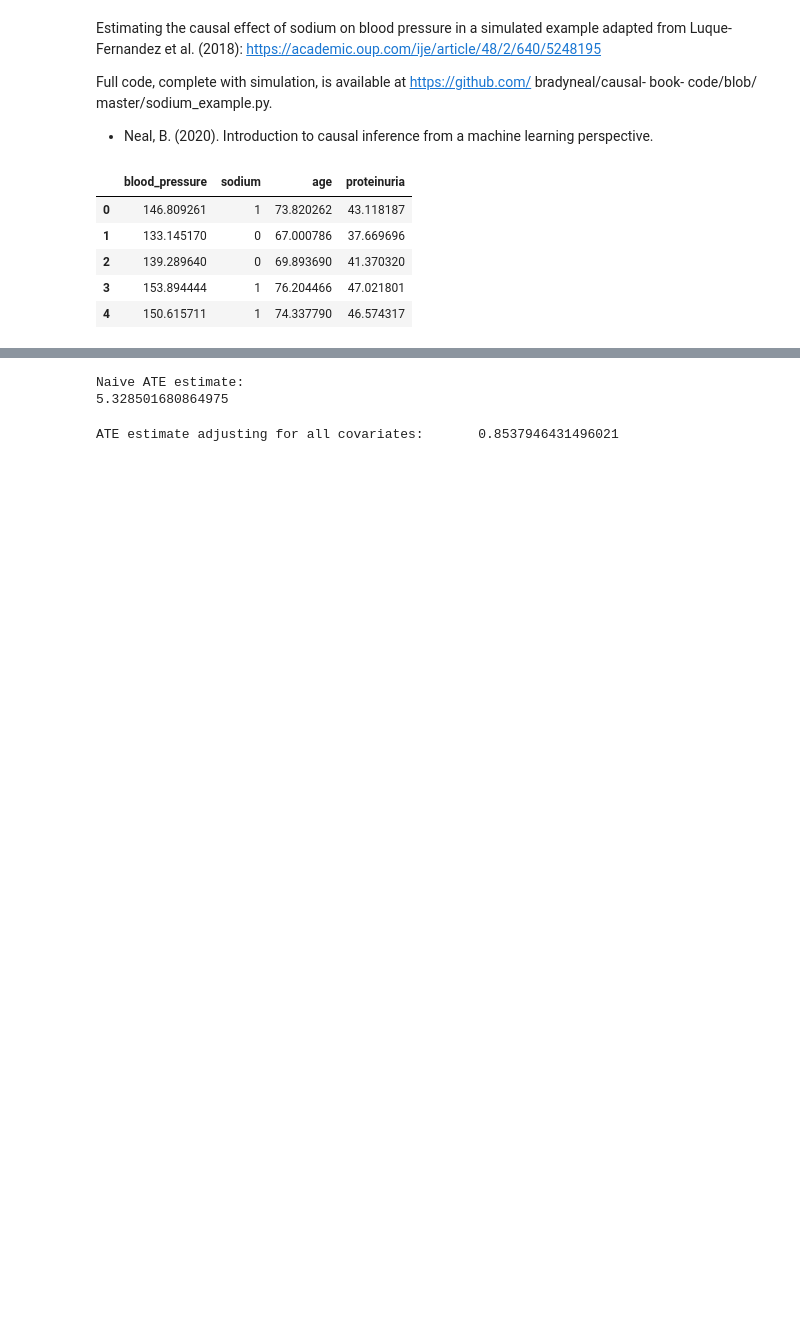
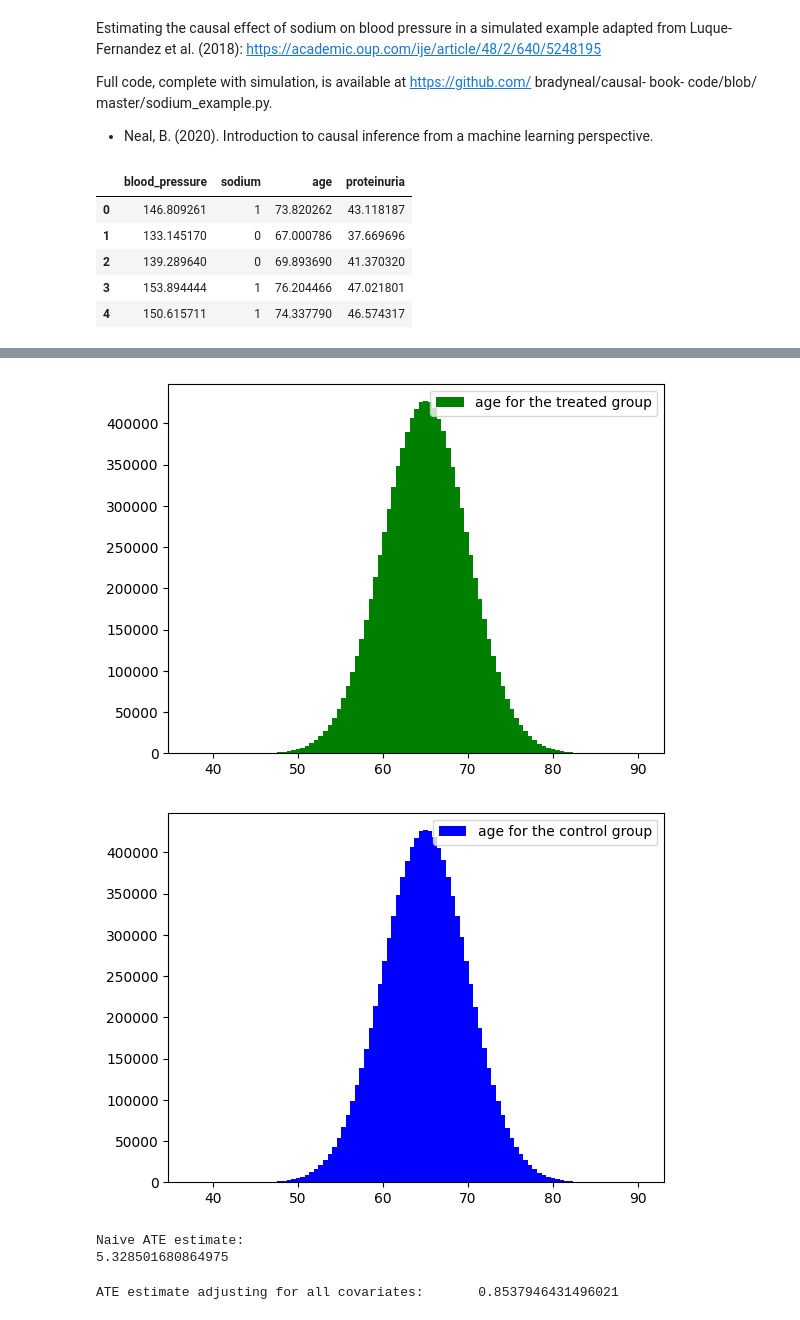
Before and after one commit to VectorInstitute/Causal_Inference_Laboratory, a Jupyter notebook: notebooks/Demo_BasicCausalEstimation_Example.ipynb, the cells around one changed output, grey strips where cells are left out. Drawn from its saved outputs; the diff is of its cells as text; code cells hidden in the pictures; blank space fills up the shorter version.

```diff
--- a/notebooks/Demo_BasicCausalEstimation_Example.ipynb
+++ b/notebooks/Demo_BasicCausalEstimation_Example.ipynb
@@ -40,3 +72,25 @@ binary_t_df.head()
+# %%
+covariate_= 'age'
+data = df_treated[covariate_]
+x_min = data.min()
+x_max = data.max()
+# Fixing bin edges
+HIST_BINS = np.linspace(x_min, x_max, 100)
+fig, ax = plt.subplots()
+_, _, bar_container = ax.hist(data, HIST_BINS,fc="green",label='age for the treated group')
+plt.legend(loc='upper right')
+
+data = df_control[covariate_]
+x_min = data.min()
+x_max = data.max()
+HIST_BINS = np.linspace(x_min, x_max, 100)
+fig, ax = plt.subplots()
+_, _, bar_container = ax.hist(data, HIST_BINS,fc="blue",label='age for the control group')
+plt.legend(loc='upper right')
+plt.show()
+# %% [output]
+[figure, added]
+[figure, added]
 # %%
 def estimate_causal_effect(Xt, y, model=LinearRegression(), treatment_idx=0, regression_coef=False):
     model.fit(Xt, y)
```
Also changed, not shown: parts of 3 cells of this notebook.
